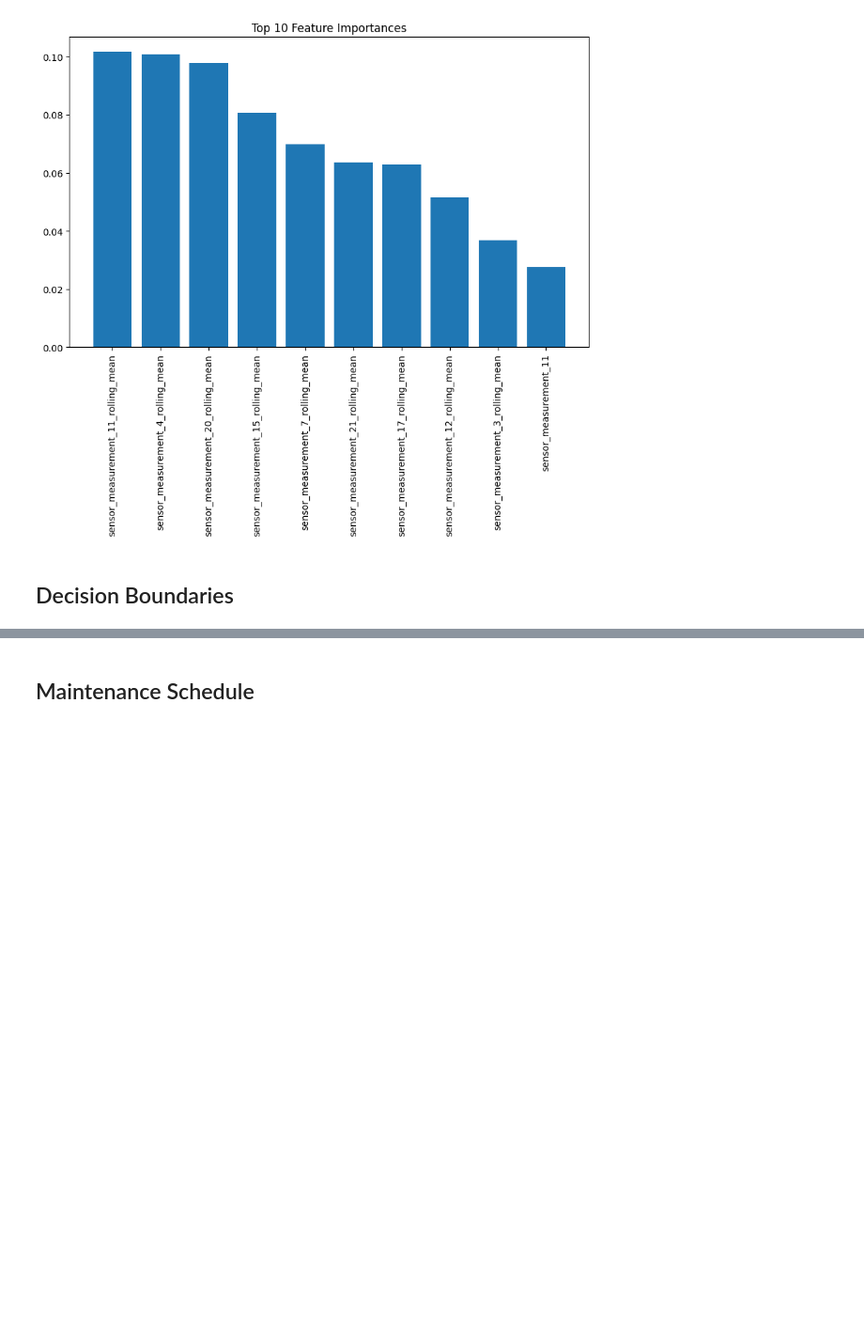
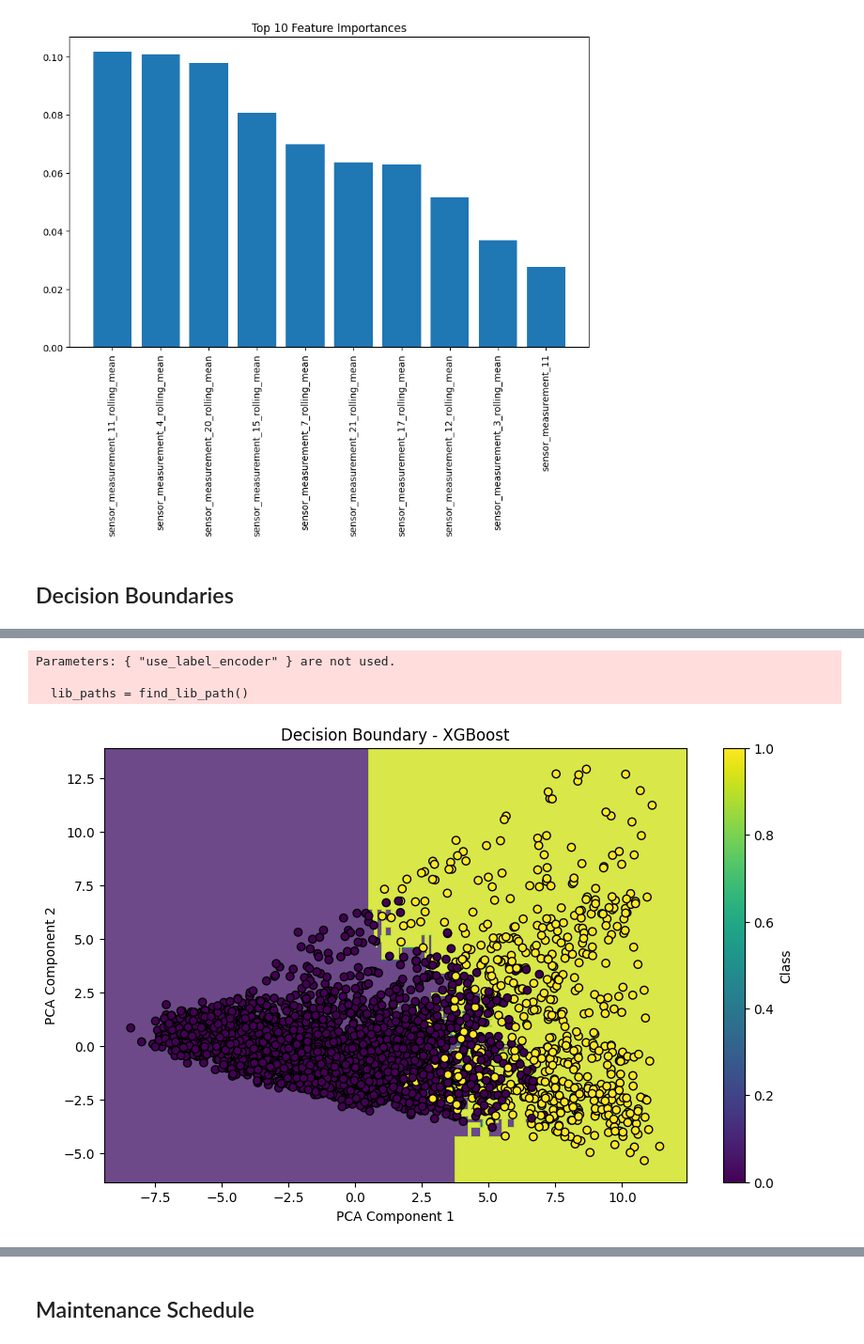
Before and after one commit to Housseem946/Predictive-maintenance-Ml-RL, a Jupyter notebook: Smart_Predictive_Maintenance_for_Industrial_Equipment.ipynb, the cells around one changed output, grey strips where cells are left out. Shown at 94% size. Cells and saved outputs as stored; diff of their text form; code cells hidden in the pictures; blank space fills up the shorter version.

```diff
--- a/Smart_Predictive_Maintenance_for_Industrial_Equipment.ipynb
+++ b/Smart_Predictive_Maintenance_for_Industrial_Equipment.ipynb
@@ -1280,0 +1357,39 @@ plt.show()
+# %%
+# Initialize the XGBoost classifier
+from xgboost import XGBClassifier
+from collections import Counter
+
+counter = Counter(y_train)
+scale_pos_weight = counter[0] / counter[1]
+
+xgb_clf_pca = XGBClassifier(
+    n_estimators=100,
+    random_state=42,
+    scale_pos_weight=scale_pos_weight,
+    use_label_encoder=False,  # Set to False if you're using scikit-learn 1.2 or later
+    eval_metric='logloss'
+)
+
+# Train the model on PCA-transformed data
+xgb_clf_pca.fit(X_train_pca, y_train)
+
+# Now you can use xgb_clf_pca for prediction
+Z_xgb = xgb_clf_pca.predict(mesh_points)
+# %% [output]
+Parameters: { "use_label_encoder" } are not used.
+
+  lib_paths = find_lib_path()
+# %%
+# Plot decision boundary for XGBoost
+Z_xgb = Z_xgb.reshape(xx.shape)
+
+plt.figure(figsize=(10, 6))
+plt.contourf(xx, yy, Z_xgb, alpha=0.8, cmap='viridis')
+plt.scatter(X_val_pca[:, 0], X_val_pca[:, 1], c=y_val, edgecolors='k', cmap='viridis')
+plt.title("Decision Boundary - XGBoost")
+plt.xlabel("PCA Component 1")
+plt.ylabel("PCA Component 2")
+plt.colorbar(label='Class')
+plt.show()
+# %% [output]
+[figure, added]
```
Also changed, not shown: parts of 56 cells of this notebook.
